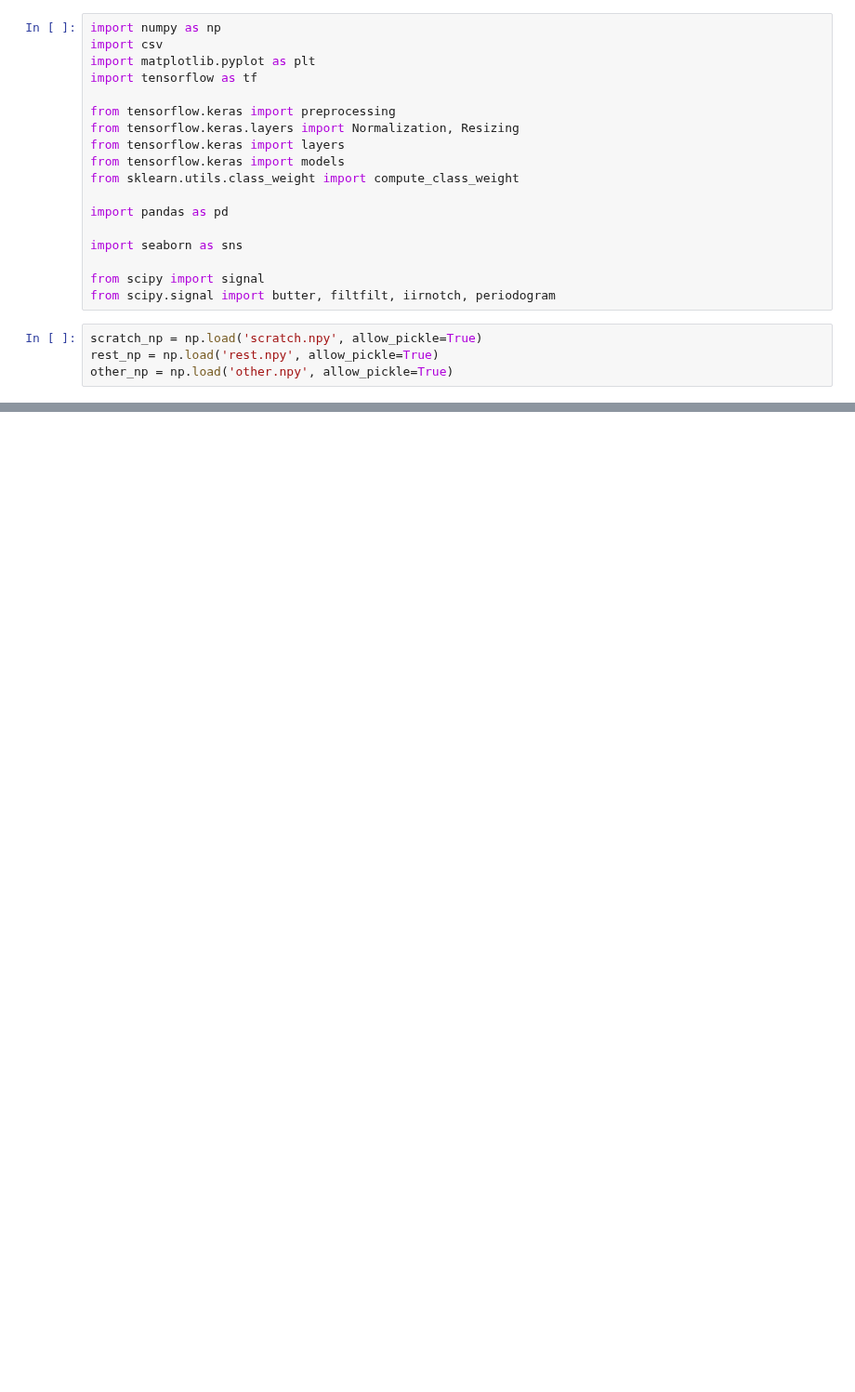
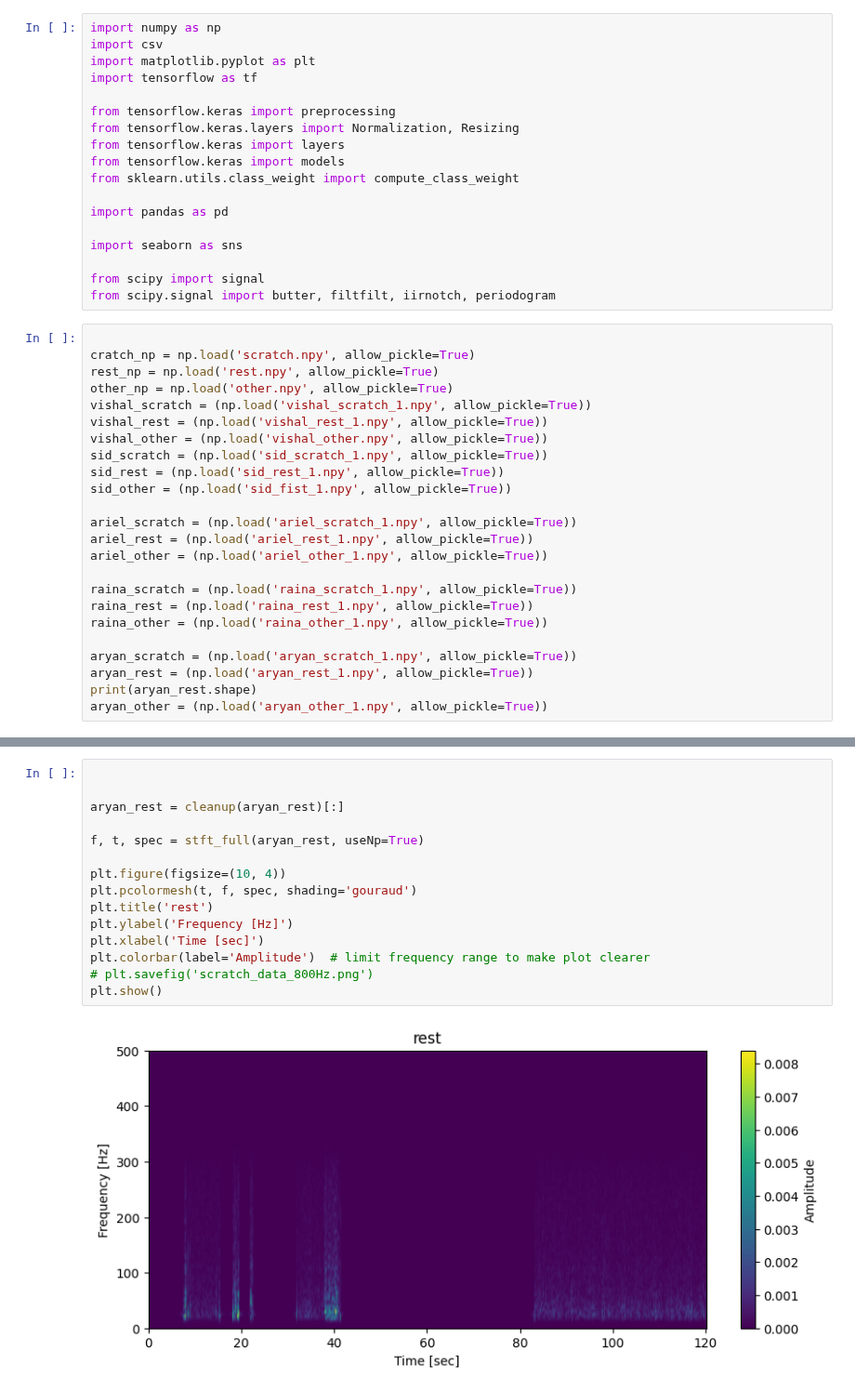
Before and after one commit to Aryanaut/ecz-ware, a Jupyter notebook: training/myoware_testing.ipynb, the cells around one changed output, grey strips where cells are left out. Shown at 93% size. Cells and saved outputs as stored; diff of their text form; blank space fills up the shorter version.

```diff
--- a/training/myoware_testing.ipynb
+++ b/training/myoware_testing.ipynb
@@ -17,6 +17,26 @@ import seaborn as sns
 from scipy import signal
 from scipy.signal import butter, filtfilt, iirnotch, periodogram
 # %%
-scratch_np = np.load('scratch.npy', allow_pickle=True)
+
+cratch_np = np.load('scratch.npy', allow_pickle=True)
 rest_np = np.load('rest.npy', allow_pickle=True)
 other_np = np.load('other.npy', allow_pickle=True)
+vishal_scratch = (np.load('vishal_scratch_1.npy', allow_pickle=True))
+vishal_rest = (np.load('vishal_rest_1.npy', allow_pickle=True))
+vishal_other = (np.load('vishal_other.npy', allow_pickle=True))
+sid_scratch = (np.load('sid_scratch_1.npy', allow_pickle=True))
+sid_rest = (np.load('sid_rest_1.npy', allow_pickle=True))
+sid_other = (np.load('sid_fist_1.npy', allow_pickle=True))
+
+ariel_scratch = (np.load('ariel_scratch_1.npy', allow_pickle=True))
+ariel_rest = (np.load('ariel_rest_1.npy', allow_pickle=True))
+ariel_other = (np.load('ariel_other_1.npy', allow_pickle=True))
+
+raina_scratch = (np.load('raina_scratch_1.npy', allow_pickle=True))
+raina_rest = (np.load('raina_rest_1.npy', allow_pickle=True))
+raina_other = (np.load('raina_other_1.npy', allow_pickle=True))
+
+aryan_scratch = (np.load('aryan_scratch_1.npy', allow_pickle=True))
+aryan_rest = (np.load('aryan_rest_1.npy', allow_pickle=True))
+print(aryan_rest.shape)
+aryan_other = (np.load('aryan_other_1.npy', allow_pickle=True))
@@ -67,4 +89,21 @@ def get_spectrogram(data: np.ndarray):
     spectrogram = tf.squeeze(spectrogram, -1)
     # spectrogram.set_shape((129, 124))
     return spectrogram
+# %%
+
+
+aryan_rest = cleanup(aryan_rest)[:]
+
+f, t, spec = stft_full(aryan_rest, useNp=True)
+
+plt.figure(figsize=(10, 4))
+plt.pcolormesh(t, f, spec, shading='gouraud')
+plt.title('rest')
+plt.ylabel('Frequency [Hz]')
+plt.xlabel('Time [sec]')
+plt.colorbar(label='Amplitude')  # limit frequency range to make plot clearer
+# plt.savefig('scratch_data_800Hz.png')
+plt.show()
+# %% [output]
+[figure, added]
 # %%
```
Also changed, not shown: parts of 3 cells of this notebook, 27 other files.
